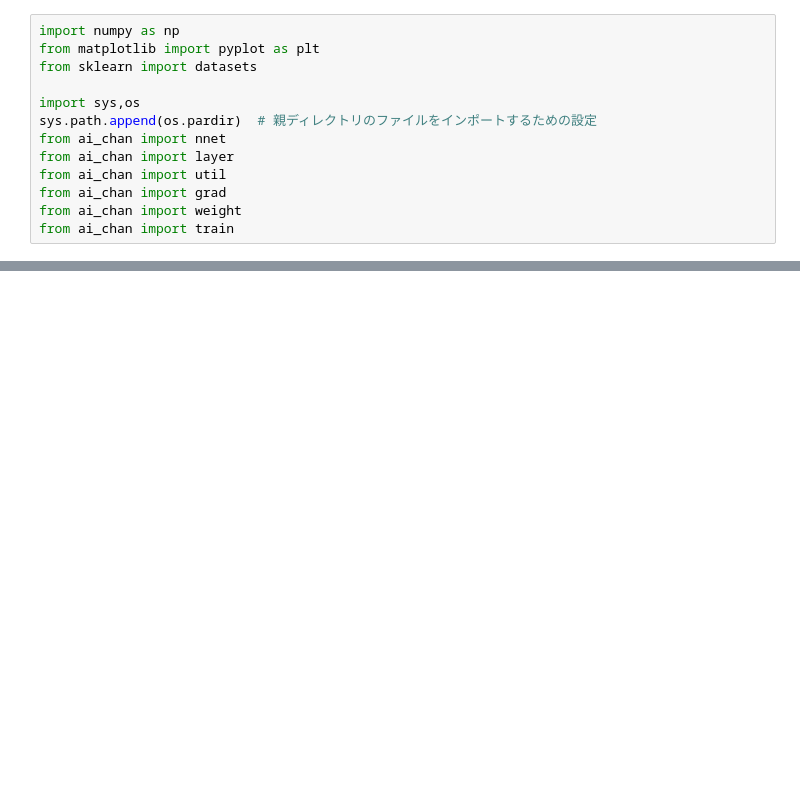
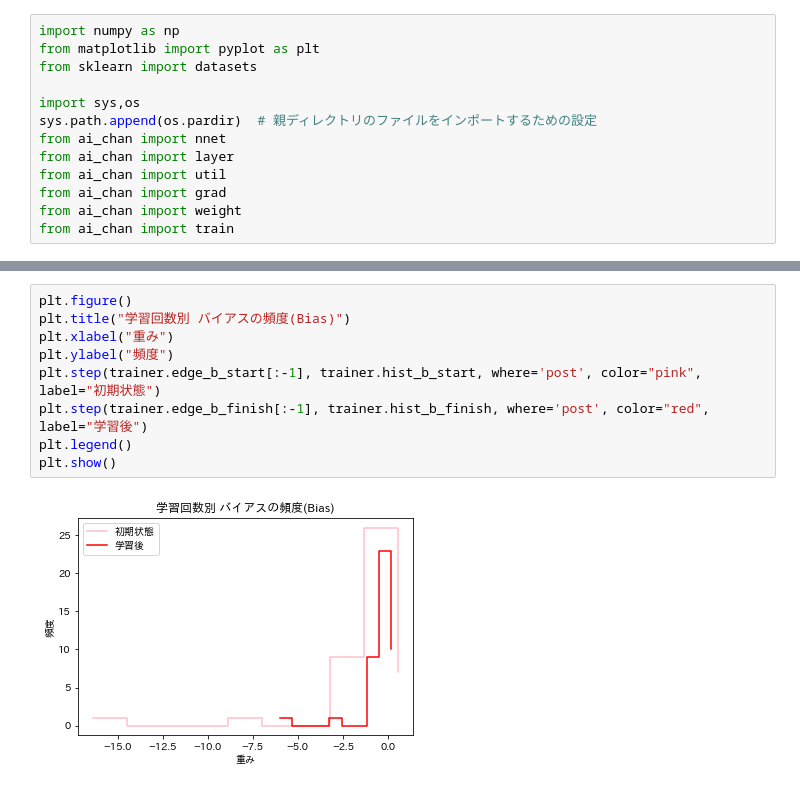
Before and after one commit to kagyuu/ai-chan, a Jupyter notebook: notes/weight_decay.ipynb, the cells around one changed output, grey strips where cells are left out. Cells and saved outputs as stored; diff of their text form; blank space fills up the shorter version.

```diff
--- a/notes/weight_decay.ipynb
+++ b/notes/weight_decay.ipynb
@@ -66,0 +79,11 @@ plt.show()
+# %%
+plt.figure()
+plt.title("学習回数別 バイアスの頻度(Bias)")
+plt.xlabel("重み")
+plt.ylabel("頻度")
+plt.step(trainer.edge_b_start[:-1], trainer.hist_b_start, where='post', color="pink", label="初期状態")
+plt.step(trainer.edge_b_finish[:-1], trainer.hist_b_finish, where='post', color="red", label="学習後")
+plt.legend()
+plt.show()
+# %% [output]
+[figure, added]
```
Also changed, not shown: parts of 5 cells of this notebook, 7 other files.
